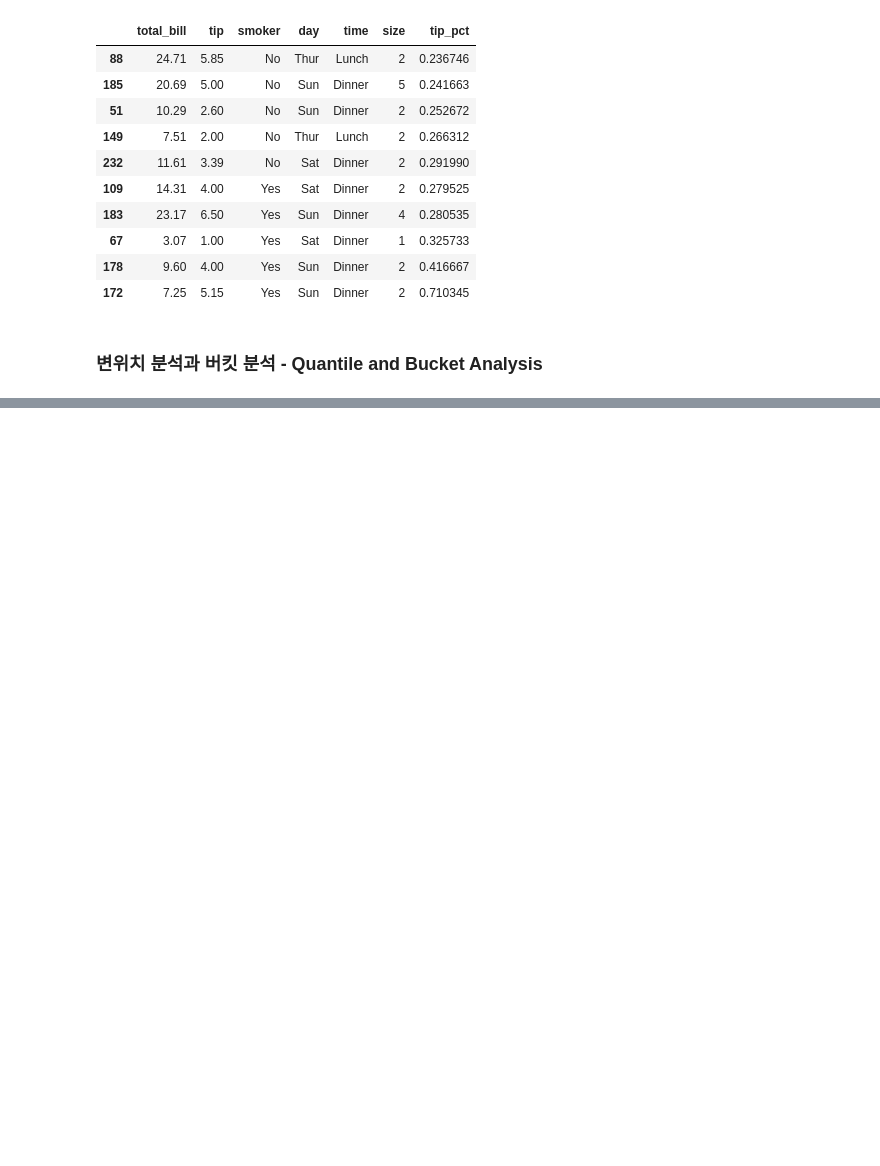
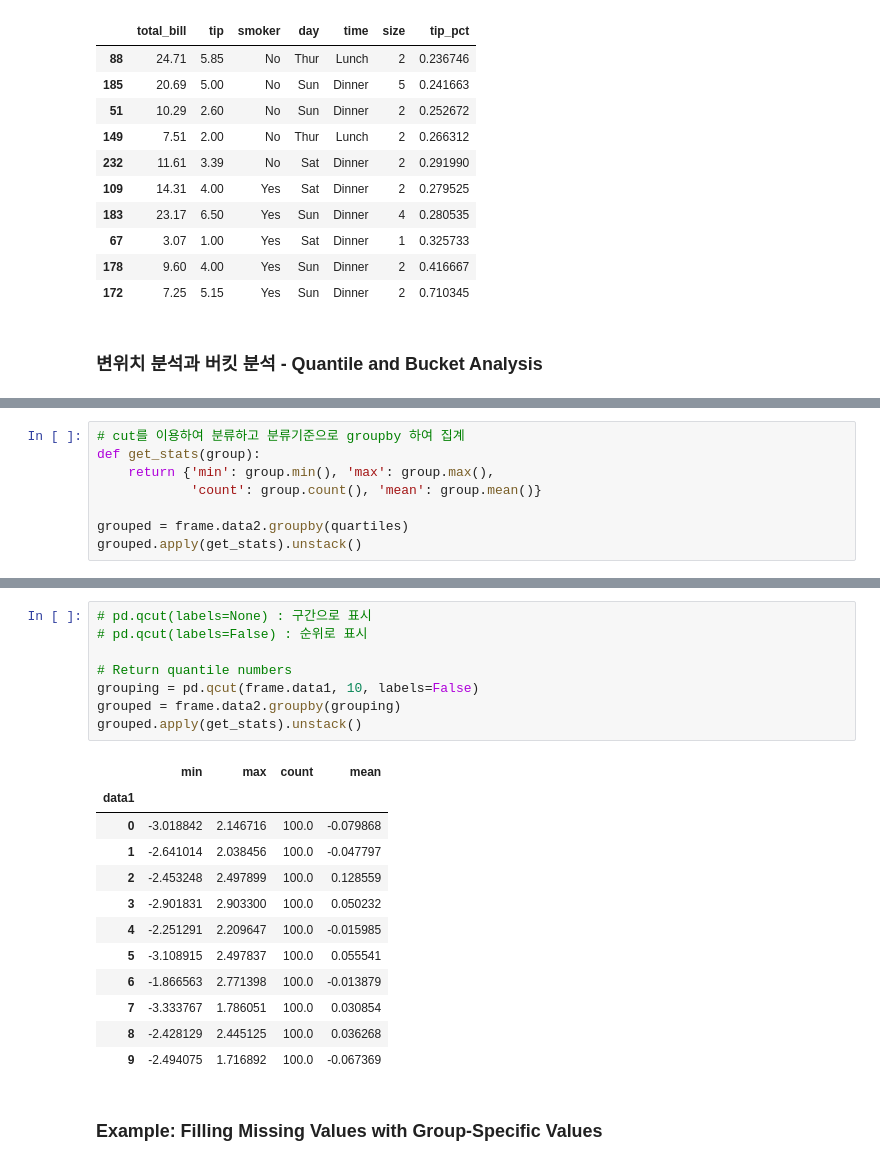
Before and after one commit to netager/Quick_Ref, a Jupyter notebook: data_analysis/Pandas/pandas_basic.ipynb, the cells around one changed output, grey strips where cells are left out. Saved outputs shown, nothing was run; the diff lists cells and outputs as text; blank space fills up the shorter version.

Commit message:
20211014 Office Review Python for Data Analysis

```diff
--- a/data_analysis/Pandas/pandas_basic.ipynb
+++ b/data_analysis/Pandas/pandas_basic.ipynb
@@ -4253,0 +4275,8 @@ frame
+# %%
+# cut를 이용하여 분류하고 분류기준으로 groupby 하여 집계
+def get_stats(group):
+    return {'min': group.min(), 'max': group.max(),
+            'count': group.count(), 'mean': group.mean()}
+
+grouped = frame.data2.groupby(quartiles)
+grouped.apply(get_stats).unstack()
@@ -4253,0 +4290,23 @@ frame
+# %%
+# pd.qcut(labels=None) : 구간으로 표시
+# pd.qcut(labels=False) : 순위로 표시
+
+# Return quantile numbers
+grouping = pd.qcut(frame.data1, 10, labels=False)
+grouped = frame.data2.groupby(grouping)
+grouped.apply(get_stats).unstack()
+# %% [output]
+|  | min | max | count | mean |
+| data1 |  |  |  |  |
+| 0 | -3.018842 | 2.146716 | 100.0 | -0.079868 |
+| 1 | -2.641014 | 2.038456 | 100.0 | -0.047797 |
+| 2 | -2.453248 | 2.497899 | 100.0 | 0.128559 |
+| 3 | -2.901831 | 2.903300 | 100.0 | 0.050232 |
+| 4 | -2.251291 | 2.209647 | 100.0 | -0.015985 |
+| 5 | -3.108915 | 2.497837 | 100.0 | 0.055541 |
+| 6 | -1.866563 | 2.771398 | 100.0 | -0.013879 |
+| 7 | -3.333767 | 1.786051 | 100.0 | 0.030854 |
+| 8 | -2.428129 | 2.445125 | 100.0 | 0.036268 |
+| 9 | -2.494075 | 1.716892 | 100.0 | -0.067369 |
+# %% [markdown]
+### Example: Filling Missing Values with Group-Specific Values
```
Also changed, not shown: parts of 32 cells of this notebook, 1 other file.
